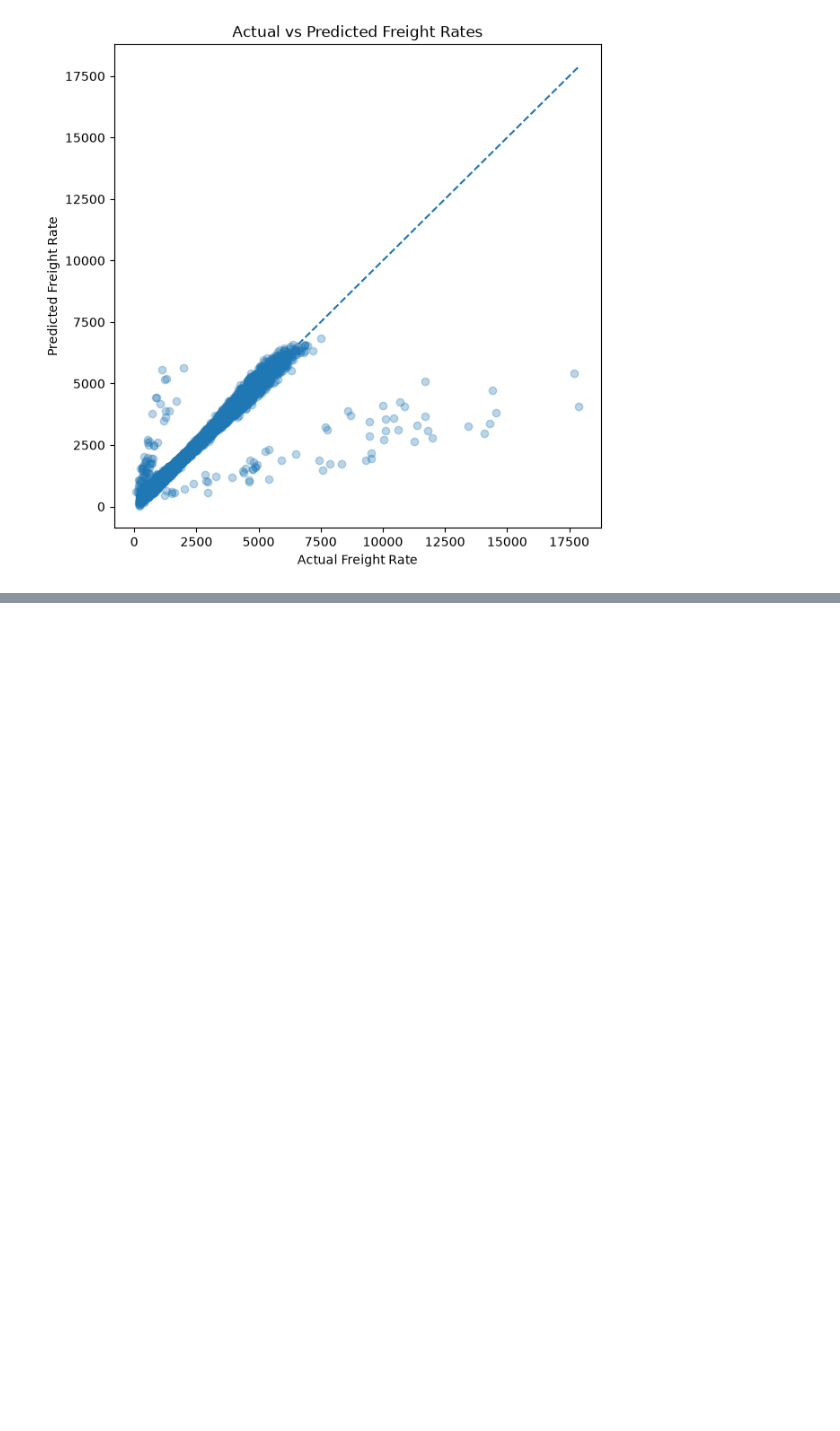
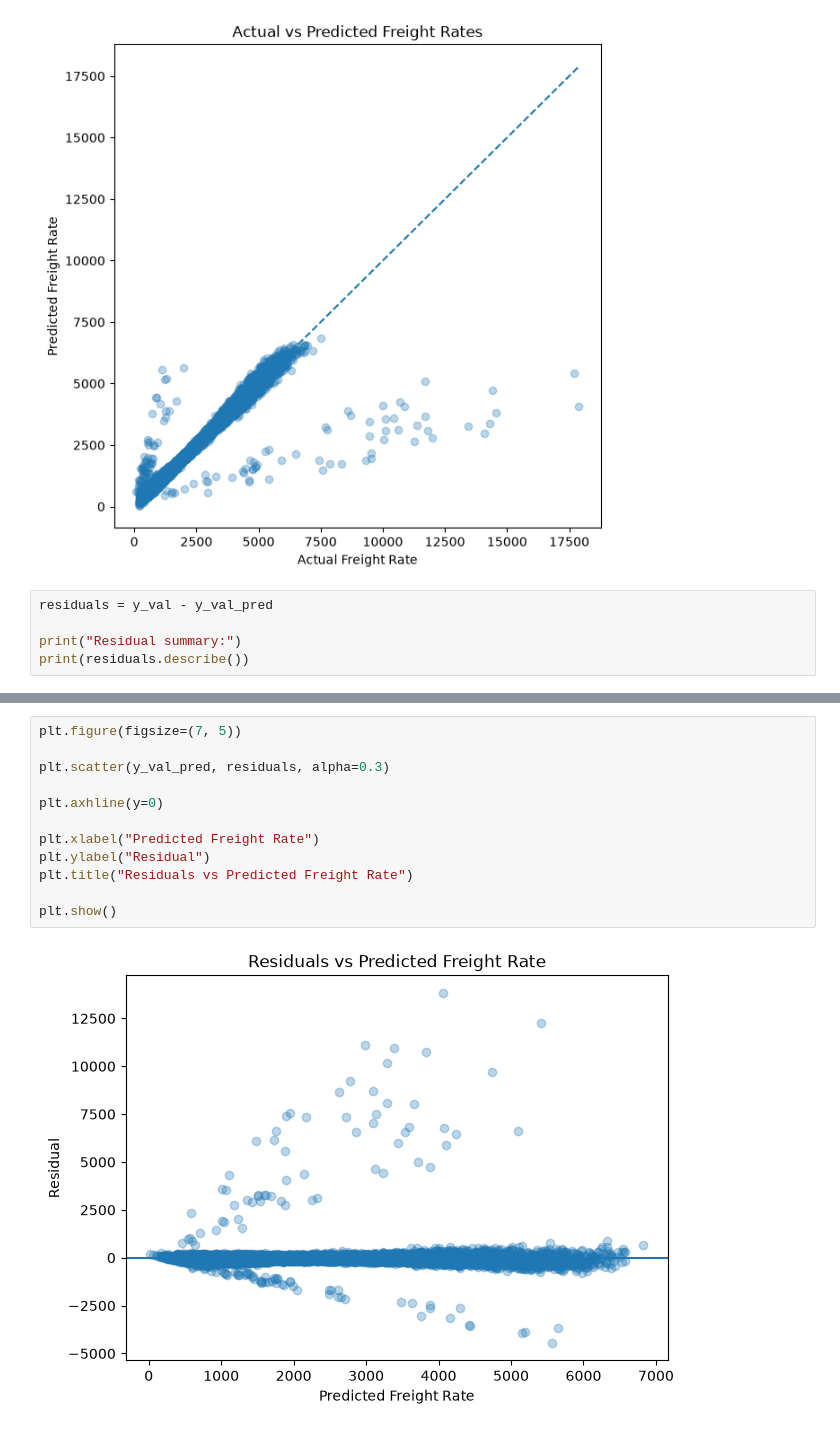
Before and after one commit to shanecoutinho/spotter-freight-rate, a Jupyter notebook: notebooks/01_exploratory_data_analysis.ipynb, the cells around one changed output, grey strips where cells are left out. Drawn from its saved outputs; the diff is of its cells as text; blank space fills up the shorter version.

```diff
--- a/notebooks/01_exploratory_data_analysis.ipynb
+++ b/notebooks/01_exploratory_data_analysis.ipynb
@@ -1212,3 +1212,8 @@ plt.plot(
 plt.show()
 # %% [output]
 [figure]
+# %%
+residuals = y_val - y_val_pred
+
+print("Residual summary:")
+print(residuals.describe())
@@ -1214,0 +1284,14 @@ plt.show()
+# %%
+plt.figure(figsize=(7, 5))
+
+plt.scatter(y_val_pred, residuals, alpha=0.3)
+
+plt.axhline(y=0)
+
+plt.xlabel("Predicted Freight Rate")
+plt.ylabel("Residual")
+plt.title("Residuals vs Predicted Freight Rate")
+
+plt.show()
+# %% [output]
+[figure, added]
```
Also changed, not shown: parts of 3 cells of this notebook.
